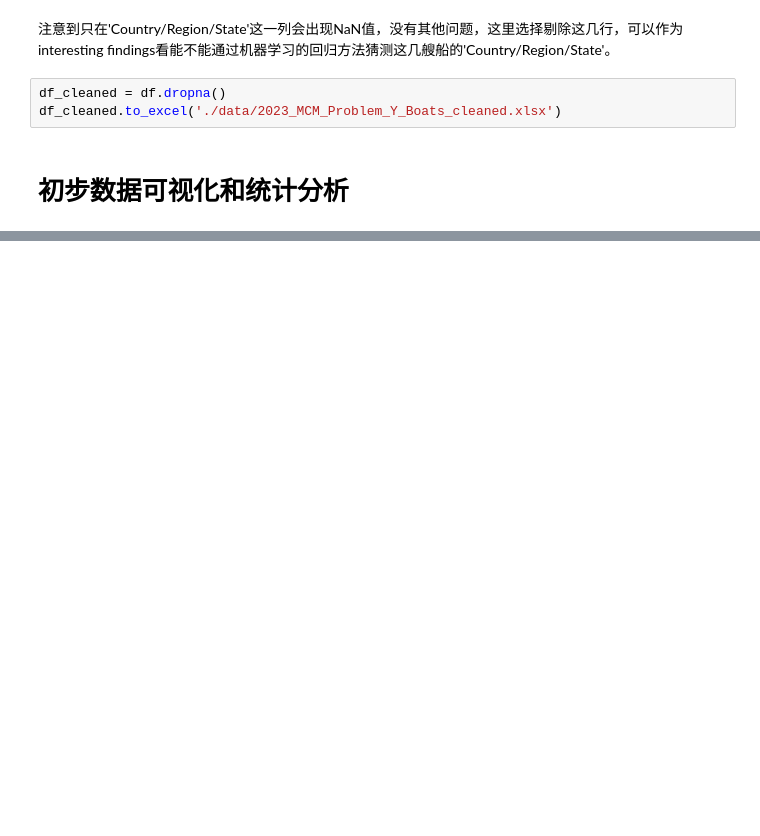
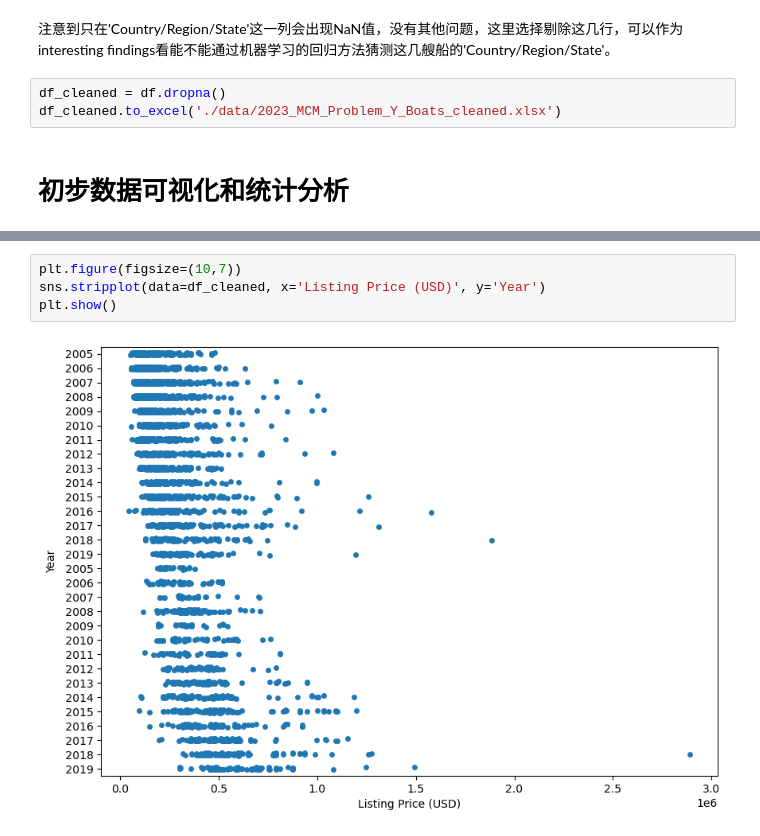
Before and after one commit to Mathematical-Jedi/2023-International-Mathematical-Model, a Jupyter notebook: data_preprocessing.ipynb, the cells around one changed output, grey strips where cells are left out. Saved outputs shown, nothing was run; the diff lists cells and outputs as text; blank space fills up the shorter version.

```diff
--- a/data_preprocessing.ipynb
+++ b/data_preprocessing.ipynb
@@ -47,0 +112,6 @@ df_cleaned.to_excel('./data/2023_MCM_Problem_Y_Boats_cleaned.xlsx')
+# %%
+plt.figure(figsize=(10,7))
+sns.stripplot(data=df_cleaned, x='Listing Price (USD)', y='Year')
+plt.show()
+# %% [output]
+[figure, added]
```
Also changed, not shown: parts of 17 cells of this notebook.
